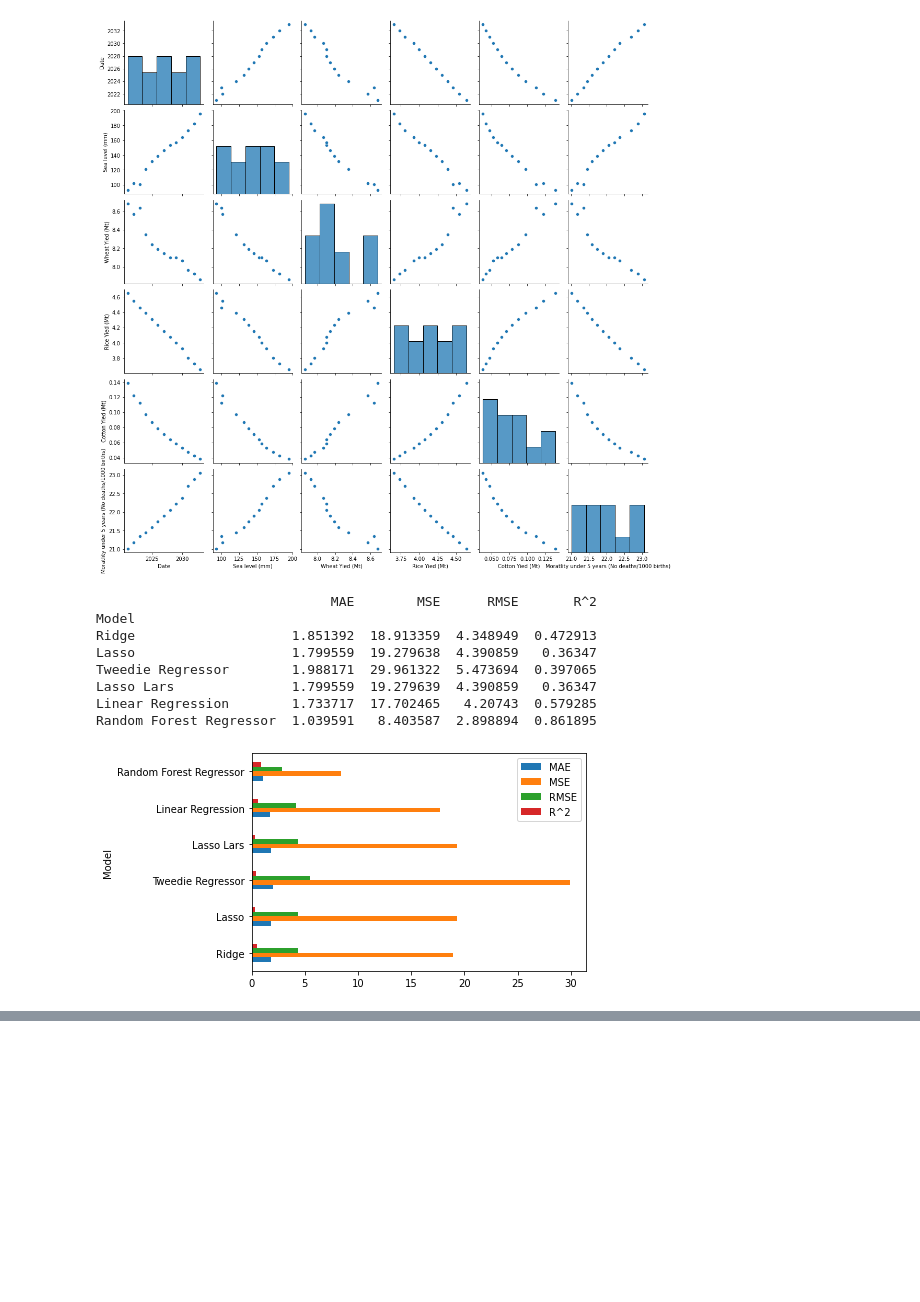
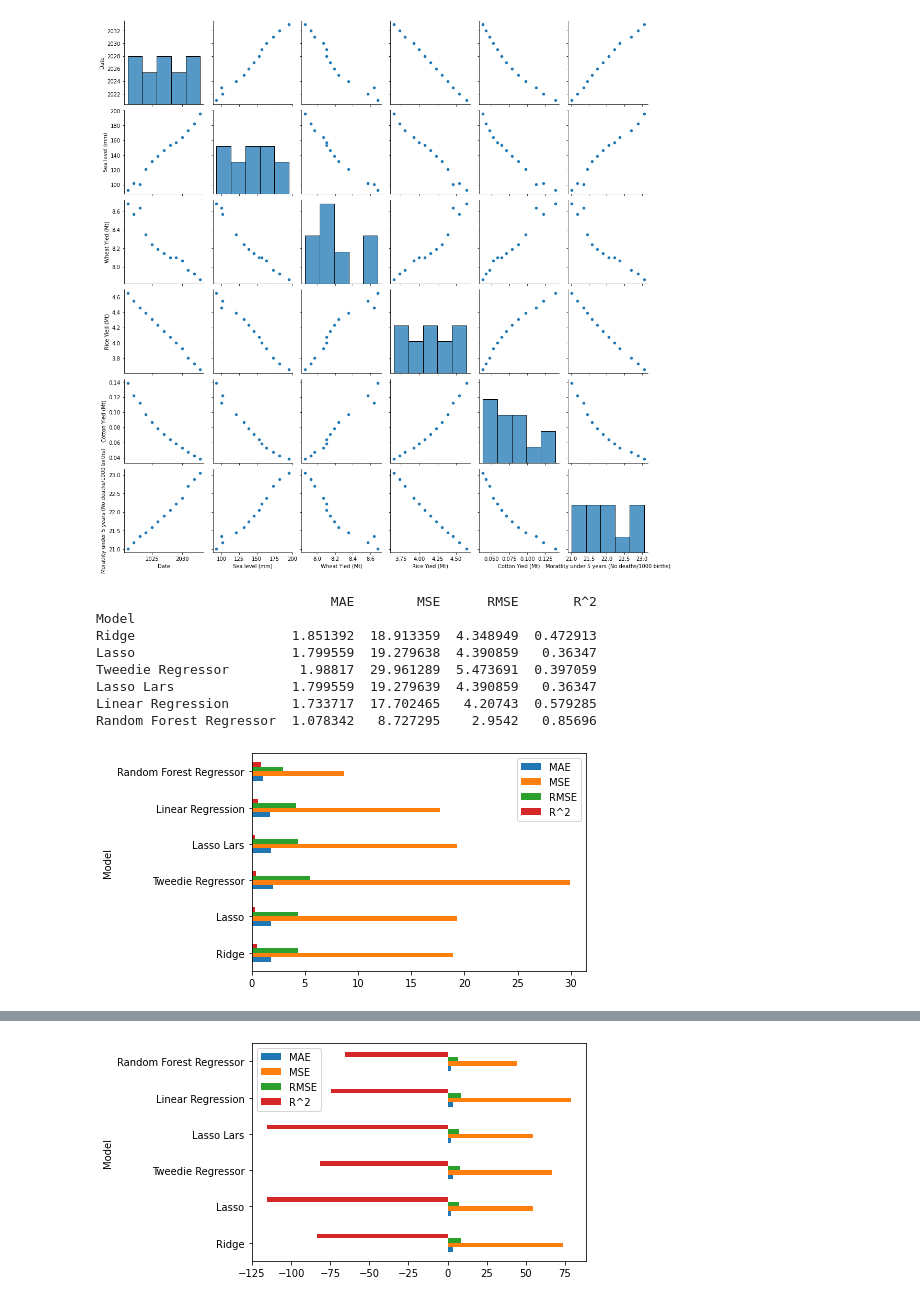
Before and after one commit to azizibahram/climate-change-mina, a Jupyter notebook: ClimateImpact.ipynb, the cells around one changed output, grey strips where cells are left out. Saved outputs shown, nothing was run; the diff lists cells and outputs as text; code cells hidden in the pictures; blank space fills up the shorter version.

Commit message:
Updated ClimateImpact.ipynb
Add improved version of the model evaluation code

```diff
--- a/ClimateImpact.ipynb
+++ b/ClimateImpact.ipynb
@@ -491,13 +491,13 @@ for name, model in models:
     r2 = r2_score(y, y_pred)
 
     # Store the results
-    results = results.append({
-        'Model': name,
-        'MAE': mae,
-        'MSE': mse,
-        'RMSE': rmse,
-        'R^2': r2
-    }, ignore_index=True)
+    results = pd.concat([results, pd.DataFrame({
+        'Model': [name],
+        'MAE': [mae],
+        'MSE': [mse],
+        'RMSE': [rmse],
+        'R^2': [r2]
+    })], ignore_index=True)
 
 # Set the index to the model name
 results.set_index('Model', inplace=True)
@@ -513,8 +513,8 @@ plt.show()
 Model
 Ridge                    1.851392  18.913359  4.348949  0.472913
 Lasso                    1.799559  19.279638  4.390859   0.36347
-Tweedie Regressor        1.988171  29.961322  5.473694  0.397065
+Tweedie Regressor         1.98817  29.961289  5.473691  0.397059
 Lasso Lars               1.799559  19.279639  4.390859   0.36347
 Linear Regression        1.733717  17.702465   4.20743  0.579285
-Random Forest Regressor  1.039591   8.403587  2.898894  0.861895
+Random Forest Regressor  1.078342   8.727295    2.9542   0.85696
 [figure]
@@ -520,0 +526,59 @@ Random Forest Regressor  1.039591   8.403587  2.898894  0.861895
+# %%
+# Define a function to calculate the root mean squared error
+def rmse(y_true, y_pred):
+    return sqrt(mean_squared_error(y_true, y_pred))
+
+# Create a dictionary of models and their hyperparameters
+models = {
+    'Ridge': (MultiOutputRegressor(linear_model.Ridge()), {'estimator__alpha': [0.1, 1.0, 10.0]}),
+    'Lasso': (MultiOutputRegressor(linear_model.Lasso()), {'estimator__alpha': [0.1, 1.0, 10.0]}),
+    'Tweedie Regressor': (MultiOutputRegressor(TweedieRegressor()), {'estimator__alpha': [0.1, 1.0, 10.0], 'estimator__power': [0, 1, 2]}),
+    'Lasso Lars': (MultiOutputRegressor(linear_model.LassoLars()), {'estimator__alpha': [0.1, 1.0, 10.0]}),
+    'Linear Regression': (MultiOutputRegressor(LinearRegression()), {}),
+    'Random Forest Regressor': (MultiOutputRegressor(RandomForestRegressor()), {'estimator__n_estimators': [10, 100, 1000]})
+}
+
+# Create a DataFrame to store the results
+results = pd.DataFrame(columns=['Model', 'MAE', 'MSE', 'RMSE', 'R^2'])
+
+# Define the cross-validation strategy
+cv = 5
+
+# Scale the data
+scaler = StandardScaler()
+X_scaled = scaler.fit_transform(X)
+
+# Evaluate each model
+for name, (model, params) in models.items():
+    # Perform hyperparameter tuning using grid search
+    grid = GridSearchCV(model, params, cv=cv)
+    grid.fit(X_scaled, y)
+
+    # Get the best model
+    best_model = grid.best_estimator_
+
+    # Calculate the cross-validated evaluation metrics
+    mae = -cross_val_score(best_model, X, y, cv=cv, scoring='neg_mean_absolute_error').mean()
+    mse = -cross_val_score(best_model, X, y, cv=cv, scoring='neg_mean_squared_error').mean()
+    rmse = sqrt(mse)
+    r2 = cross_val_score(best_model, X, y, cv=cv).mean()
+
+    # Store the results
+    results = pd.concat([results, pd.DataFrame({
+        'Model': [name],
+        'MAE': [mae],
+        'MSE': [mse],
+        'RMSE': [rmse],
+        'R^2': [r2]
+    })], ignore_index=True)
+
+# Set the index to the model name
+results.set_index('Model', inplace=True)
+
+# Display the results
+print(results)
+
+# Plot the results
+results.plot(kind='barh')
+plt.show()
+# %% [output]
@@ -520,0 +593 @@ Random Forest Regressor  1.039591   8.403587  2.898894  0.861895
+[figure, added]
```
Also changed, not shown: parts of 3 cells of this notebook.
